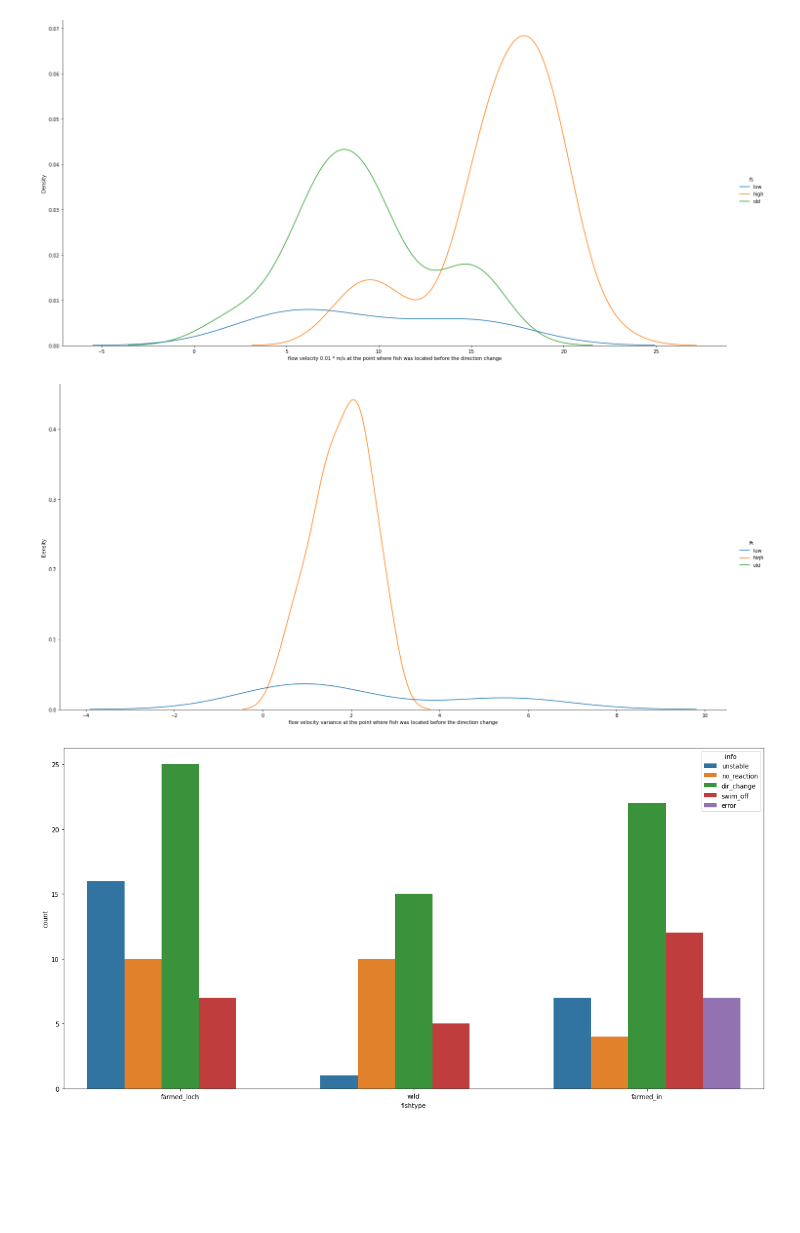
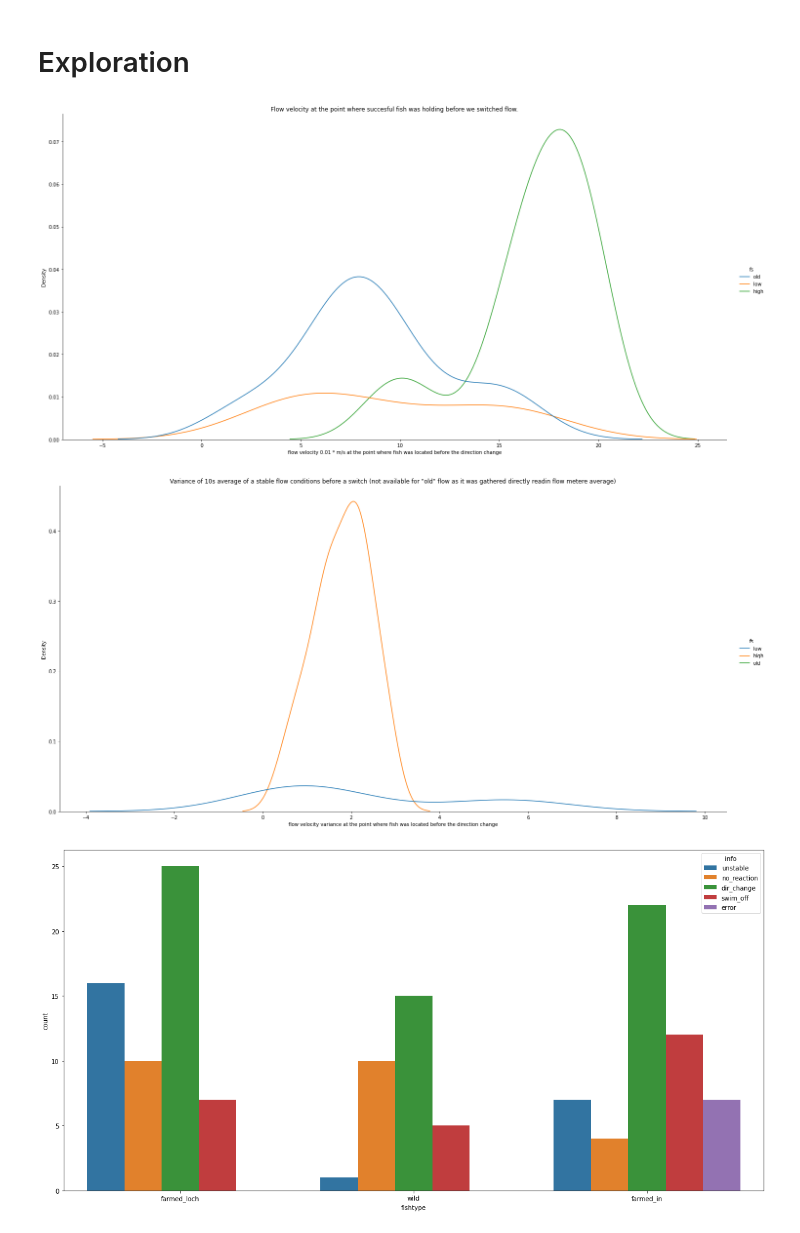
Before and after one commit to mixmixmix/imgtext, a Jupyter notebook: flow_fin.ipynb, the cells around one changed output. Cells and saved outputs as stored; diff of their text form; code cells hidden in the pictures; blank space fills up the shorter version.

Commit message:
exploration in python

```diff
--- a/flow_fin.ipynb
+++ b/flow_fin.ipynb
@@ -10,26 +10,6 @@ import matplotlib.pyplot as plt
 plt.rcParams['figure.figsize'] = [20, 10]
 import warnings
 warnings.filterwarnings('ignore')
+finresa = pd.read_csv('./input/finresoct.csv')
+totfisha = len(finresa)
+finres=finresa[finresa['info']!='error']
-# %%
-finres = pd.read_csv('./input/finresoct.csv')
-finres['absstable10']=abs(finres['stable10prev'])
-finres['absstable10_v']=abs(finres['stable10prev_v'])
-
-finres['fdistcm'] = 0.6 * finres['fdist']
-"""
-From farmed indoor in 2019 we didn't have enough data points.
-Two pumps in different direction with different flow
-fish in light, as pumps were remotely controlled,
-we were able to take a 10s average at the precise point where fish reacted
-"""
-sns.countplot(data=finres, x='fs', hue = 'info' )
-plt.show()
-print(finres['info'].value_counts())
-print(finres['info'].value_counts(normalize=True))#check what happened to highold
-"""
-in 2021, we got farmed in the loch and they were very unstable in prelim tests, not settling.
- We reduced a flow to the minimal (with 5 grids (max)) and did experiments in the nightime.
- It seemed then that we had quite a lot of no-reactions (compared to previous year) so we tried higher flow,
- risking more instability
- High is about 20% faster
-"""
@@ -82,18 +121,24 @@ Name: fsdir, dtype: int64
+# %% [markdown]
+# Exploration
 # %%
+finsuc = finres[finres['success']==1]
 #sns.displot(kind="hist", data=finres, x='absstable10', hue = 'fsdir' ,binwidth=1,kde=True)
 #sns.displot(kind="kde", data=finres, x='absstable10', col='fishtype', hue = 'fsdir',height=10, aspect=2,)
-sns.displot(kind="kde", data=finres, x='absstable10', hue = 'fs',height=10, aspect=2,)
+sns.displot(kind="kde", data=finsuc, x='absstable10', hue = 'fs',height=10, aspect=2,)
 plt.xlabel('flow velocity 0.01 * m/s at the point where fish was located before the direction change')
+plt.title('Flow velocity at the point where succesful fish was holding before we switched flow.')
 plt.show()
 # %% [output]
-[figure, old version]
+[figure, new version]
 # %%
 # variance of stable flow
 sns.displot(kind="kde", data=finres, x='absstable10_v', hue = 'fs',height=10, aspect=2,)
 plt.xlabel('flow velocity variance at the point where fish was located before the direction change')
+plt.title('Variance of 10s average of a stable flow conditions before a switch (not available for "old" flow as it was gathered directly readin flow metere average)')
+
 plt.show()
 # %% [output]
-[figure, old version]
+[figure, new version]
 # %%
 #Reaction of different fish
 sns.countplot(data=finres, x='fishtype', hue = 'info')
```
Also changed, not shown: parts of 13 cells of this notebook, 1 other file.
